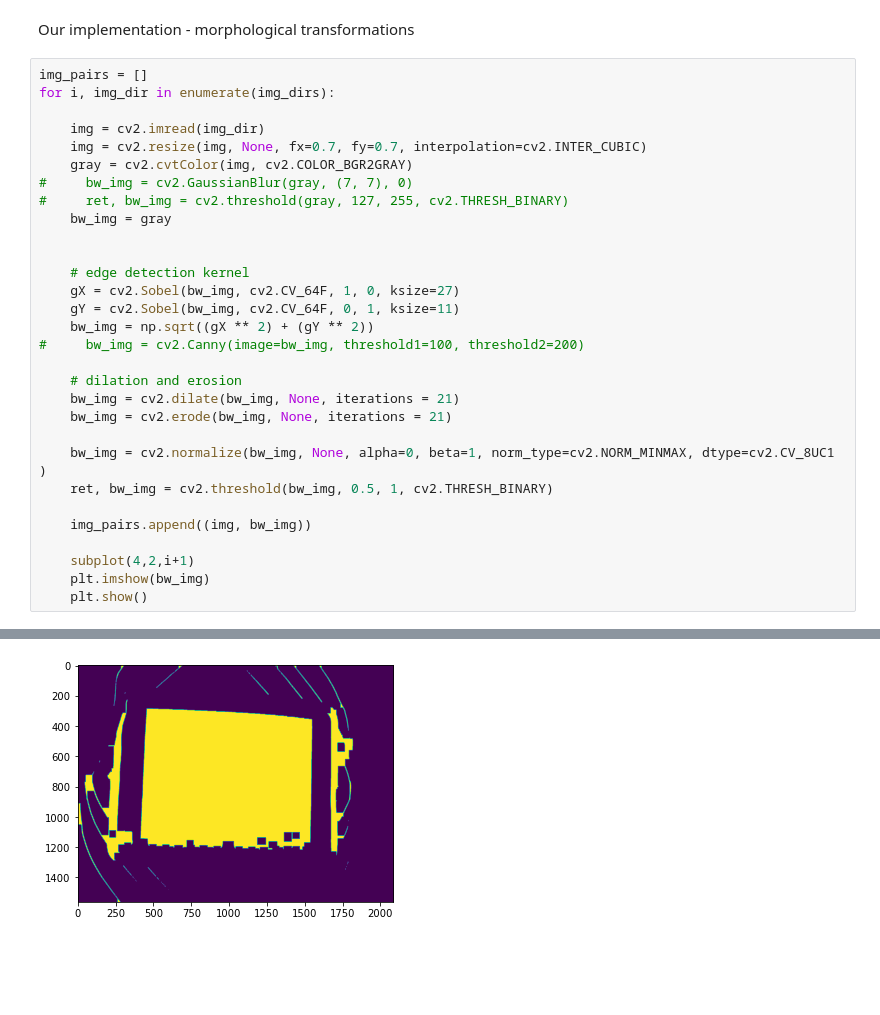
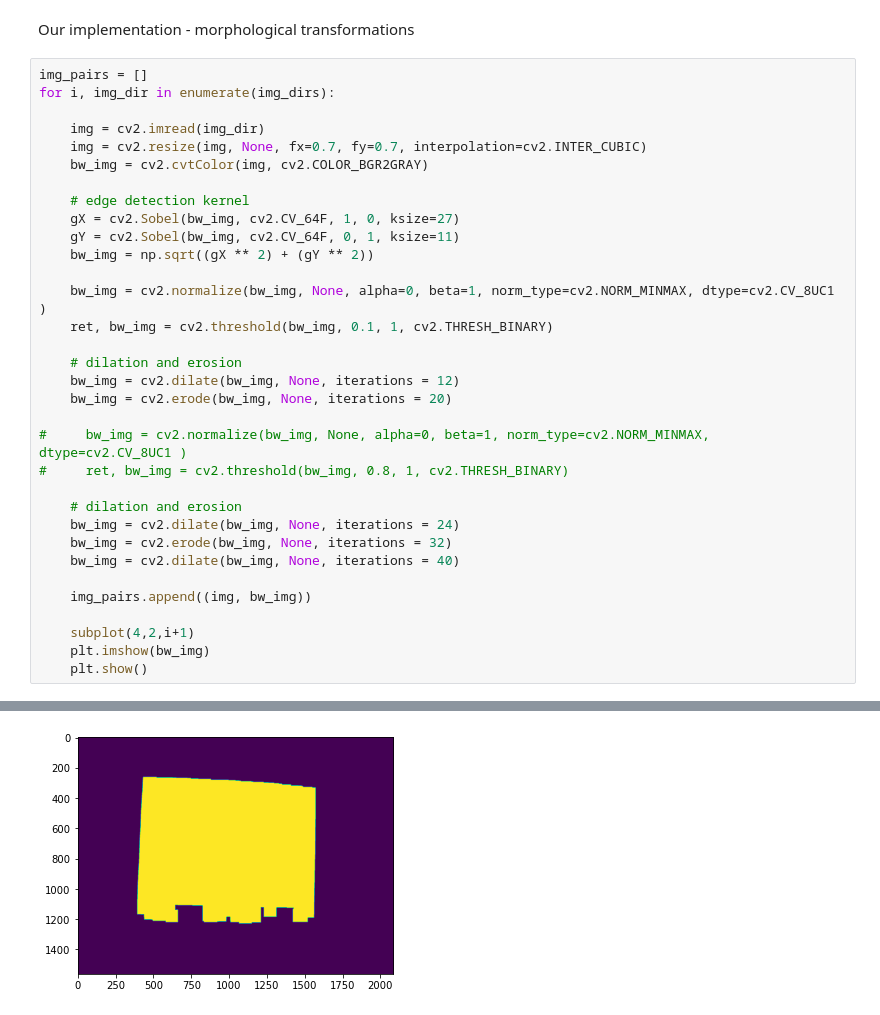
Before and after one commit to alxtrtw/barcode_detection, a Jupyter notebook: barcode_recognition.ipynb, the cells around one changed output, grey strips where cells are left out. Cells and saved outputs as stored; diff of their text form; blank space fills up the shorter version.

```diff
--- a/barcode_recognition.ipynb
+++ b/barcode_recognition.ipynb
@@ -72,24 +73,27 @@ for i, img_dir in enumerate(img_dirs):
 
     img = cv2.imread(img_dir)
     img = cv2.resize(img, None, fx=0.7, fy=0.7, interpolation=cv2.INTER_CUBIC)
-    gray = cv2.cvtColor(img, cv2.COLOR_BGR2GRAY)
-#     bw_img = cv2.GaussianBlur(gray, (7, 7), 0)
-#     ret, bw_img = cv2.threshold(gray, 127, 255, cv2.THRESH_BINARY)
-    bw_img = gray
-
+    bw_img = cv2.cvtColor(img, cv2.COLOR_BGR2GRAY)
 
     # edge detection kernel
     gX = cv2.Sobel(bw_img, cv2.CV_64F, 1, 0, ksize=27)
     gY = cv2.Sobel(bw_img, cv2.CV_64F, 0, 1, ksize=11)
     bw_img = np.sqrt((gX ** 2) + (gY ** 2))
-#     bw_img = cv2.Canny(image=bw_img, threshold1=100, threshold2=200)
+
+    bw_img = cv2.normalize(bw_img, None, alpha=0, beta=1, norm_type=cv2.NORM_MINMAX, dtype=cv2.CV_8UC1 )
+    ret, bw_img = cv2.threshold(bw_img, 0.1, 1, cv2.THRESH_BINARY)
 
     # dilation and erosion
-    bw_img = cv2.dilate(bw_img, None, iterations = 21)
-    bw_img = cv2.erode(bw_img, None, iterations = 21)
+    bw_img = cv2.dilate(bw_img, None, iterations = 12)
+    bw_img = cv2.erode(bw_img, None, iterations = 20)
 
-    bw_img = cv2.normalize(bw_img, None, alpha=0, beta=1, norm_type=cv2.NORM_MINMAX, dtype=cv2.CV_8UC1 )
-    ret, bw_img = cv2.threshold(bw_img, 0.5, 1, cv2.THRESH_BINARY)
+#     bw_img = cv2.normalize(bw_img, None, alpha=0, beta=1, norm_type=cv2.NORM_MINMAX, dtype=cv2.CV_8UC1 )
+#     ret, bw_img = cv2.threshold(bw_img, 0.8, 1, cv2.THRESH_BINARY)
+
+    # dilation and erosion
+    bw_img = cv2.dilate(bw_img, None, iterations = 24)
+    bw_img = cv2.erode(bw_img, None, iterations = 32)
+    bw_img = cv2.dilate(bw_img, None, iterations = 40)
 
     img_pairs.append((img, bw_img))
 
@@ -106 +110 @@ for i, img_dir in enumerate(img_dirs):
-[figure, old version]
+[figure, new version]
```
Also changed, not shown: parts of 6 cells of this notebook.
